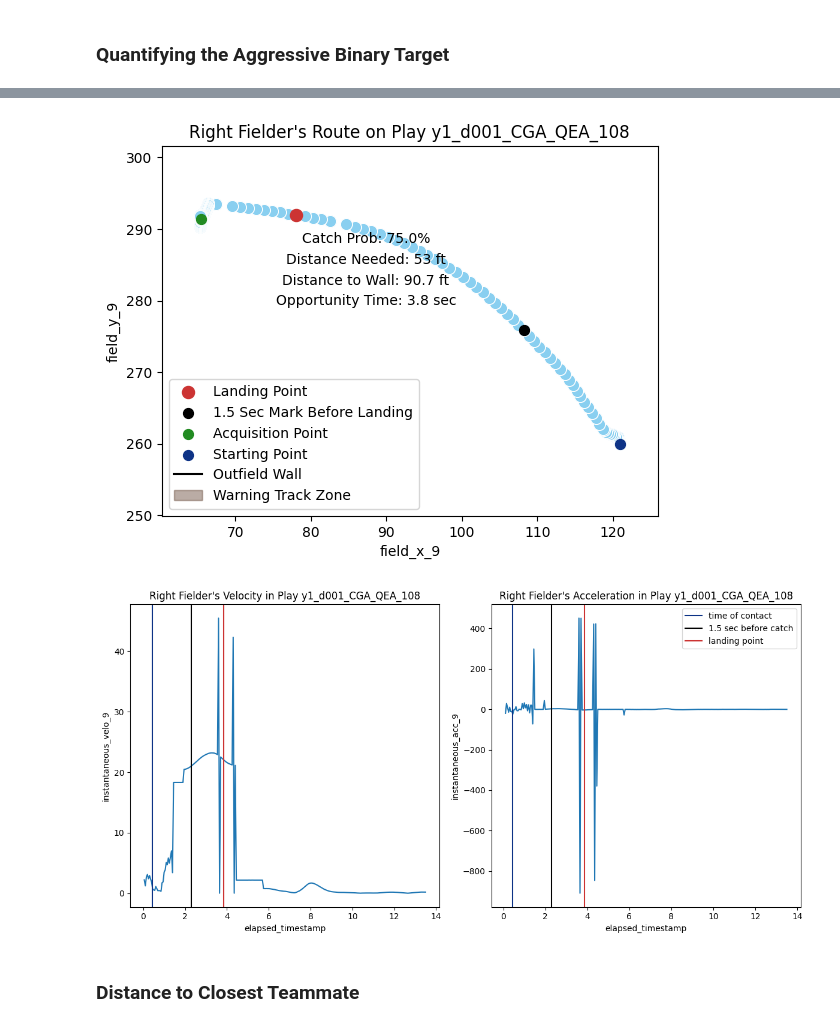
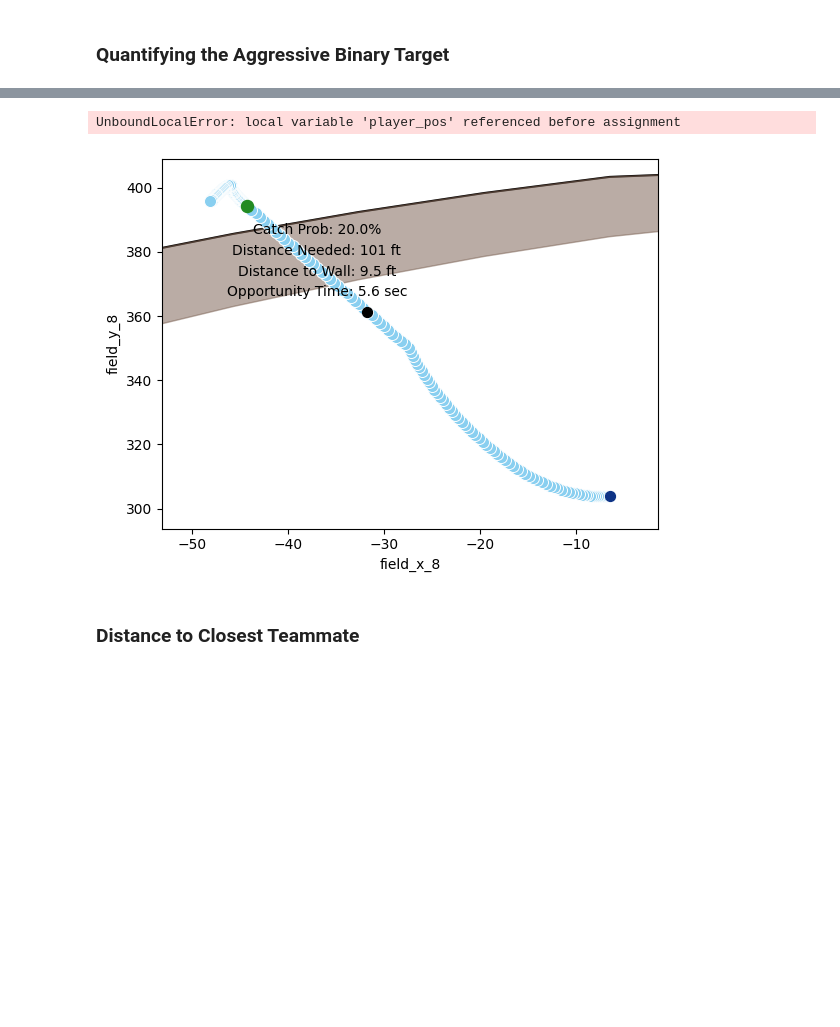
Before and after one commit to d2osborn/SMTChallenge2025, a Jupyter notebook: Team 15-analysis.ipynb, the cells around one changed output, grey strips where cells are left out. Drawn from its saved outputs; the diff is of its cells as text; code cells hidden in the pictures; blank space fills up the shorter version.

```diff
--- a/Team 15-analysis.ipynb
+++ b/Team 15-analysis.ipynb
@@ -12,12 +12,14 @@ import math
 import great_tables as gt
 
 from sklearn.preprocessing import StandardScaler, LabelEncoder
+from matplotlib.ticker import FuncFormatter
 scaler = StandardScaler()
+from scipy.special import expit, logit
 
 import arviz as az
 RANDOM_SEED = 42
 rng = np.random.default_rng(RANDOM_SEED)
-az.style.use("default")
+az.style.use("arviz-colors")
 
 import pytensor.tensor as pt
 import pymc as pm
@@ -913,8 +951,8 @@ play_data_w_catch_probs = play_data_w_catch_probs.merge(aggressive_attempt_df, o
 # %%
-visual_trajectory(aggressive_data, 'y1_d001_CGA_QEA_108')
+visual_trajectory(aggressive_data, 'y1_d027_JIL_RZQ_160')
 # %% [output]
+UnboundLocalError: local variable 'player_pos' referenced before assignment
-[figure, old version]
+[figure, new version]
-[figure, removed]
 # %% [markdown]
 ### Distance to Closest Teammate
 # %%
```
Also changed, not shown: parts of 36 cells of this notebook, 4 other files.
